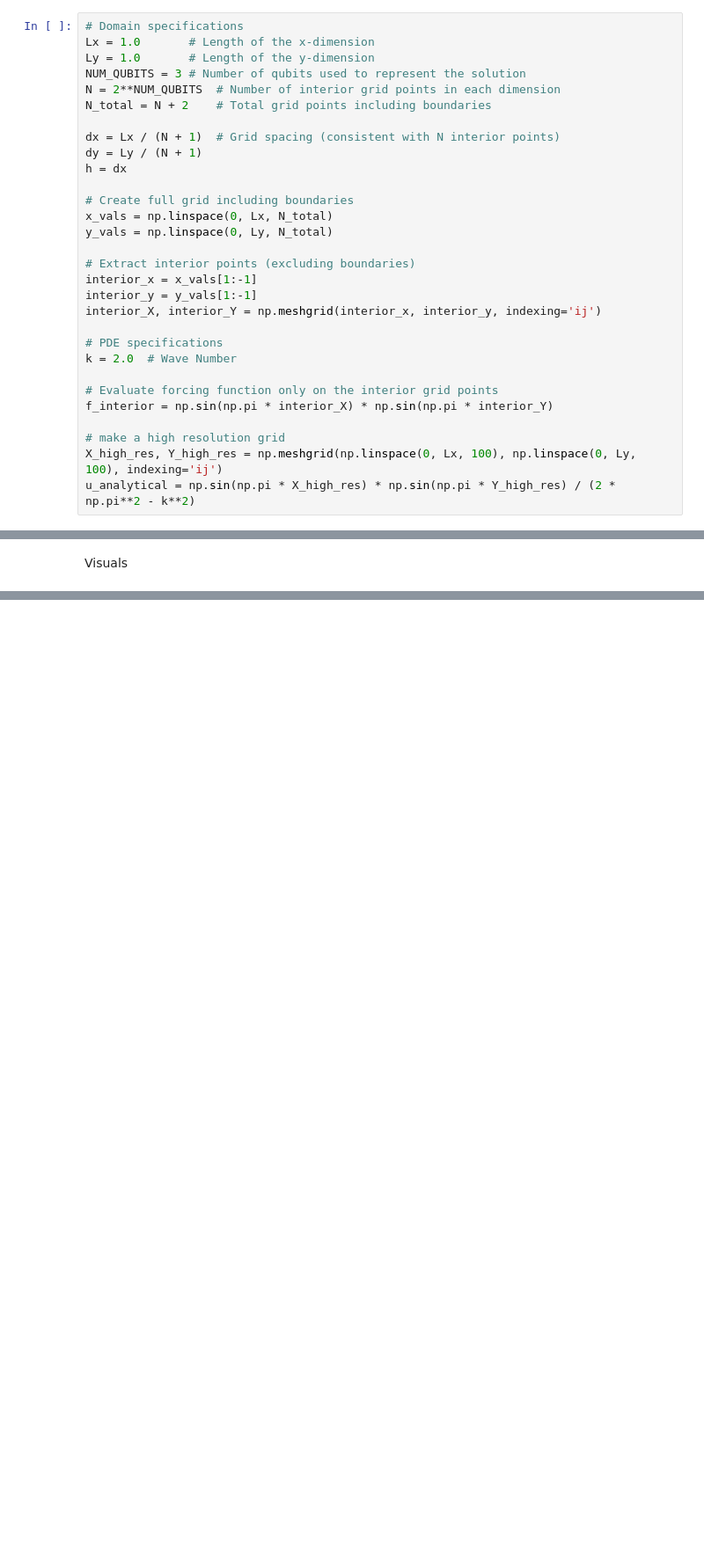
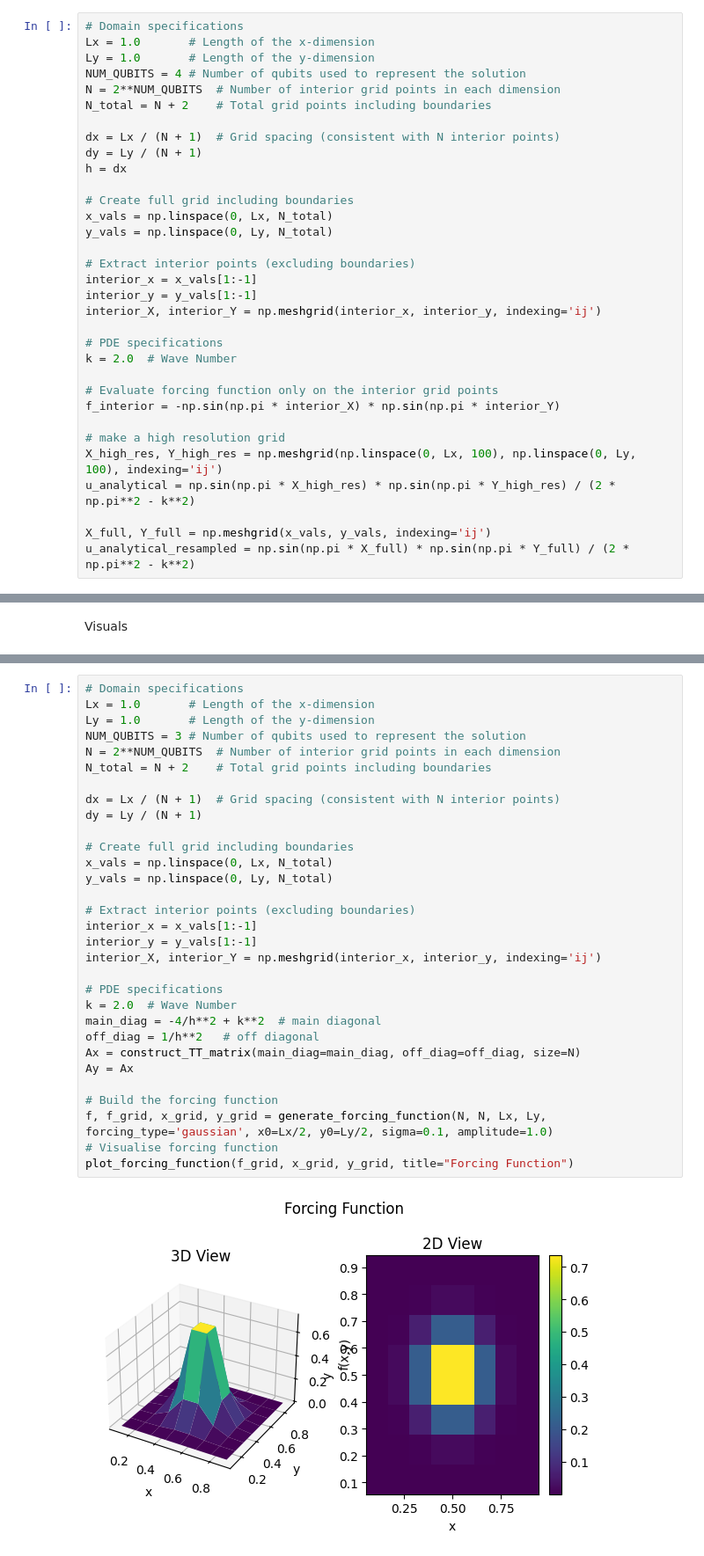
Before and after one commit to richard7990/quantum_linear_solvers, a Jupyter notebook: Helmholtz_2D_implementation.ipynb, the cells around one changed output, grey strips where cells are left out. Shown at 88% size. Cells and saved outputs as stored; diff of their text form; blank space fills up the shorter version.

```diff
--- a/Helmholtz_2D_implementation.ipynb
+++ b/Helmholtz_2D_implementation.ipynb
@@ -306,7 +363,7 @@ Define the Simulation parameters
 # Domain specifications
 Lx = 1.0       # Length of the x-dimension
 Ly = 1.0       # Length of the y-dimension
-NUM_QUBITS = 3 # Number of qubits used to represent the solution
+NUM_QUBITS = 4 # Number of qubits used to represent the solution
 N = 2**NUM_QUBITS  # Number of interior grid points in each dimension
 N_total = N + 2    # Total grid points including boundaries
 
@@ -327,11 +384,14 @@ interior_X, interior_Y = np.meshgrid(interior_x, interior_y, indexing='ij')
 k = 2.0  # Wave Number
 
 # Evaluate forcing function only on the interior grid points
-f_interior = np.sin(np.pi * interior_X) * np.sin(np.pi * interior_Y)
+f_interior = -np.sin(np.pi * interior_X) * np.sin(np.pi * interior_Y)
 
 # make a high resolution grid
 X_high_res, Y_high_res = np.meshgrid(np.linspace(0, Lx, 100), np.linspace(0, Ly, 100), indexing='ij')
 u_analytical = np.sin(np.pi * X_high_res) * np.sin(np.pi * Y_high_res) / (2 * np.pi**2 - k**2)
+
+X_full, Y_full = np.meshgrid(x_vals, y_vals, indexing='ij')
+u_analytical_resampled = np.sin(np.pi * X_full) * np.sin(np.pi * Y_full) / (2 * np.pi**2 - k**2)
 # %% [markdown]
 Generate the Operator matrices
 # %%
@@ -455,0 +587,33 @@ Visuals
+# %%
+# Domain specifications
+Lx = 1.0       # Length of the x-dimension
+Ly = 1.0       # Length of the y-dimension
+NUM_QUBITS = 3 # Number of qubits used to represent the solution
+N = 2**NUM_QUBITS  # Number of interior grid points in each dimension
+N_total = N + 2    # Total grid points including boundaries
+
+dx = Lx / (N + 1)  # Grid spacing (consistent with N interior points)
+dy = Ly / (N + 1)
+
+# Create full grid including boundaries
+x_vals = np.linspace(0, Lx, N_total)
+y_vals = np.linspace(0, Ly, N_total)
+
+# Extract interior points (excluding boundaries)
+interior_x = x_vals[1:-1]
+interior_y = y_vals[1:-1]
+interior_X, interior_Y = np.meshgrid(interior_x, interior_y, indexing='ij')
+
+# PDE specifications
+k = 2.0  # Wave Number
+main_diag = -4/h**2 + k**2  # main diagonal
+off_diag = 1/h**2   # off diagonal
+Ax = construct_TT_matrix(main_diag=main_diag, off_diag=off_diag, size=N)
+Ay = Ax
+
+# Build the forcing function
+f, f_grid, x_grid, y_grid = generate_forcing_function(N, N, Lx, Ly, forcing_type='gaussian', x0=Lx/2, y0=Ly/2, sigma=0.1, amplitude=1.0)
+# Visualise forcing function
+plot_forcing_function(f_grid, x_grid, y_grid, title="Forcing Function")
+# %% [output]
+[figure, added]
```
Also changed, not shown: parts of 17 cells of this notebook, 3 other files.
